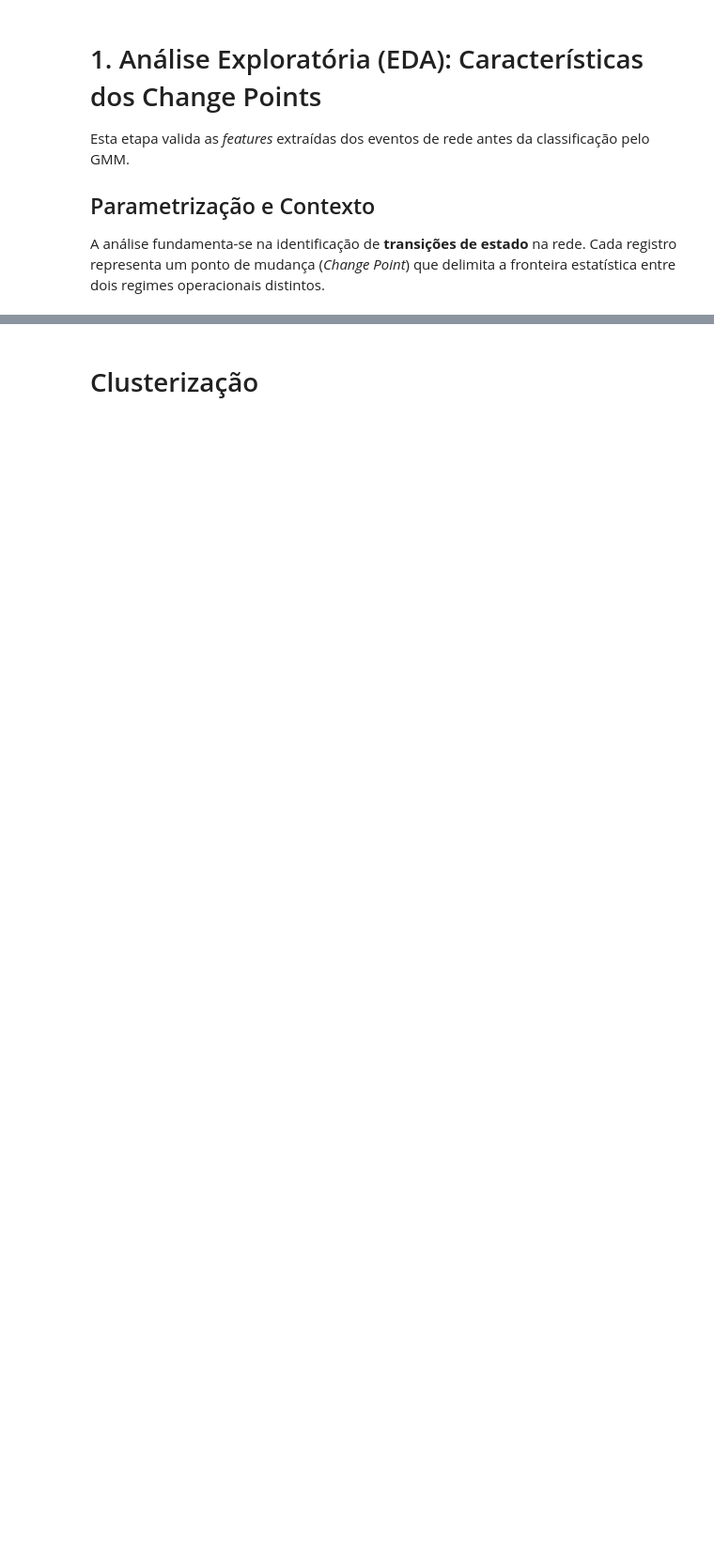
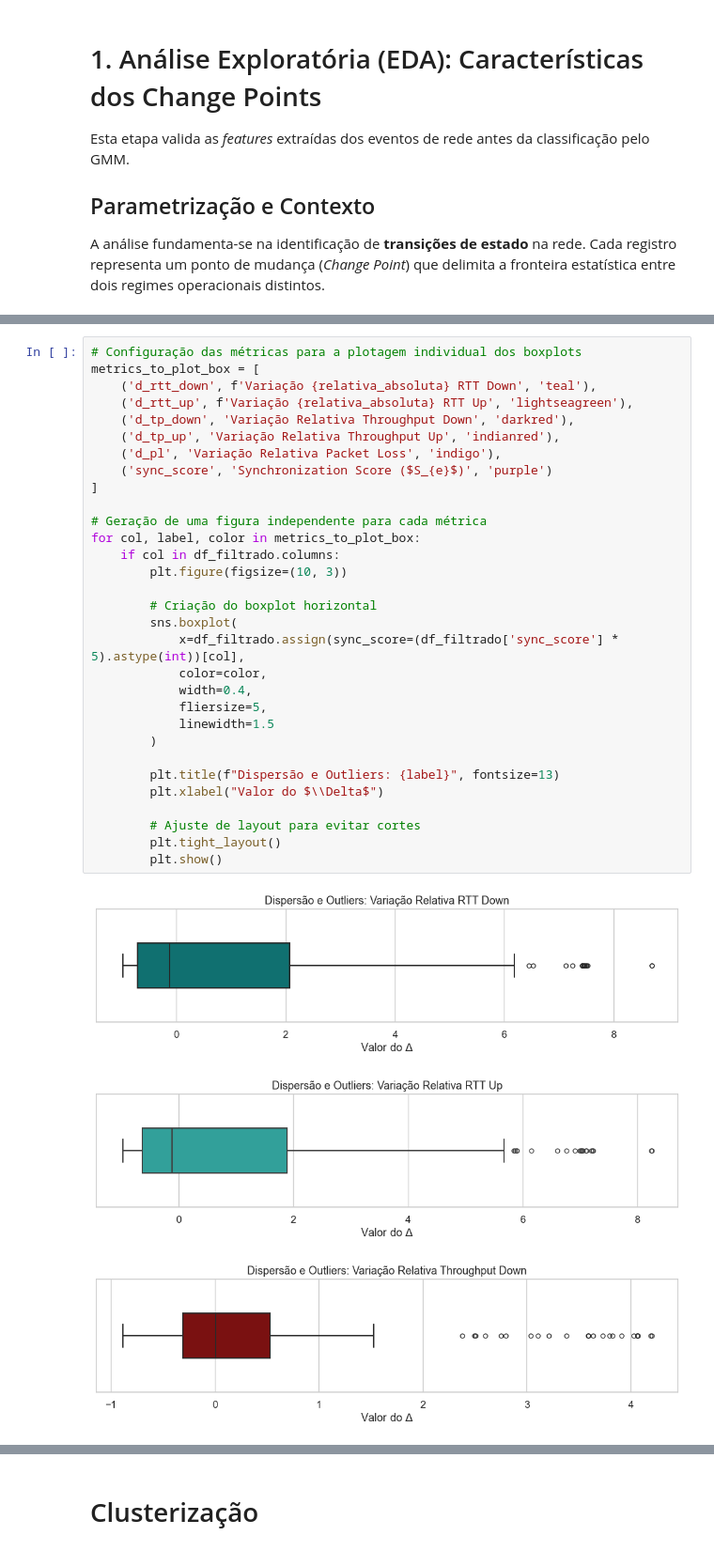
Before and after one commit to lhscaldas/Mestrado, a Jupyter notebook: features_analysis.ipynb, the cells around one changed output, grey strips where cells are left out. Shown at 94% size. Cells and saved outputs as stored; diff of their text form; blank space fills up the shorter version.

```diff
--- a/features_analysis.ipynb
+++ b/features_analysis.ipynb
@@ -323,0 +148,35 @@ Theo_RNP-RJ_s04.csv
+# %%
+# Configuração das métricas para a plotagem individual dos boxplots
+metrics_to_plot_box = [
+    ('d_rtt_down', f'Variação {relativa_absoluta} RTT Down', 'teal'),
+    ('d_rtt_up', f'Variação {relativa_absoluta} RTT Up', 'lightseagreen'),
+    ('d_tp_down', 'Variação Relativa Throughput Down', 'darkred'),
+    ('d_tp_up', 'Variação Relativa Throughput Up', 'indianred'),
+    ('d_pl', 'Variação Relativa Packet Loss', 'indigo'),
+    ('sync_score', 'Synchronization Score ($S_{e}$)', 'purple')
+]
+
+# Geração de uma figura independente para cada métrica
+for col, label, color in metrics_to_plot_box:
+    if col in df_filtrado.columns:
+        plt.figure(figsize=(10, 3))
+
+        # Criação do boxplot horizontal
+        sns.boxplot(
+            x=df_filtrado.assign(sync_score=(df_filtrado['sync_score'] * 5).astype(int))[col],
+            color=color,
+            width=0.4,
+            fliersize=5,
+            linewidth=1.5
+        )
+
+        plt.title(f"Dispersão e Outliers: {label}", fontsize=13)
+        plt.xlabel("Valor do $\\Delta$")
+
+        # Ajuste de layout para evitar cortes
+        plt.tight_layout()
+        plt.show()
+# %% [output]
+[figure, added]
+[figure, added]
+[figure, added]
```
Also changed, not shown: parts of 17 cells of this notebook, 1 other file.
